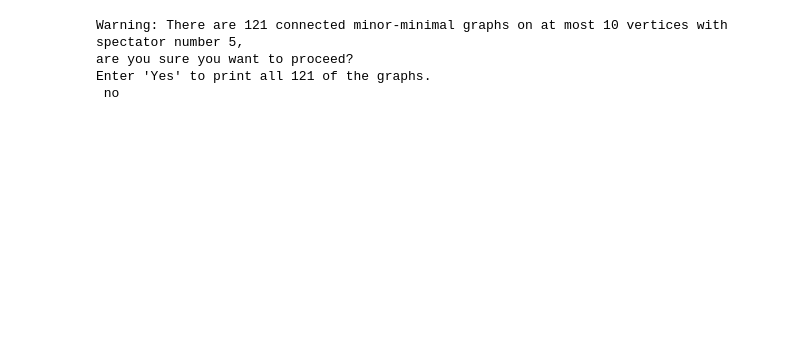
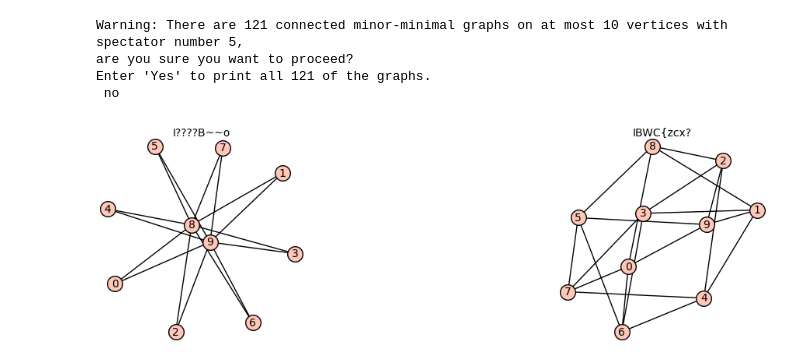
Before and after one commit to cerickson30/qBound, a Jupyter notebook: displaying_minor_minimals.ipynb, the cells around one changed output. Drawn from its saved outputs; the diff is of its cells as text; code cells hidden in the pictures; blank space fills up the shorter version.

```diff
--- a/displaying_minor_minimals.ipynb
+++ b/displaying_minor_minimals.ipynb
@@ -121,3 +65,7 @@ Warning: There are 121 connected minor-minimal graphs on at most 10 vertices wit
 are you sure you want to proceed?
 Enter 'Yes' to print all 121 of the graphs.
  no
+# %%
+display_connected_minimal_graphs(8)
+# %% [output]
+[figure, added]
```
Also changed, not shown: parts of 5 cells of this notebook, 3 other files.
